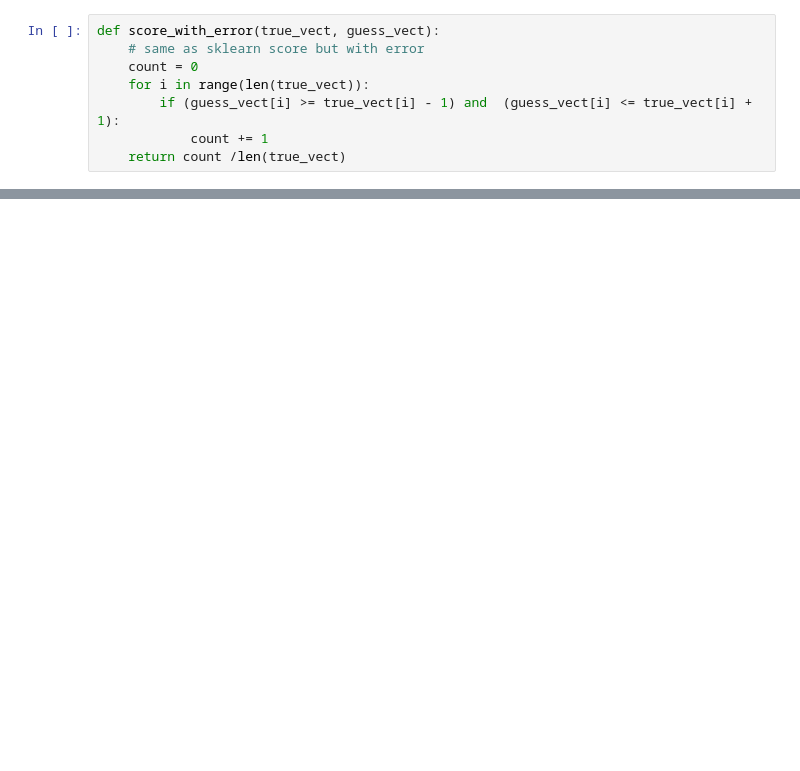
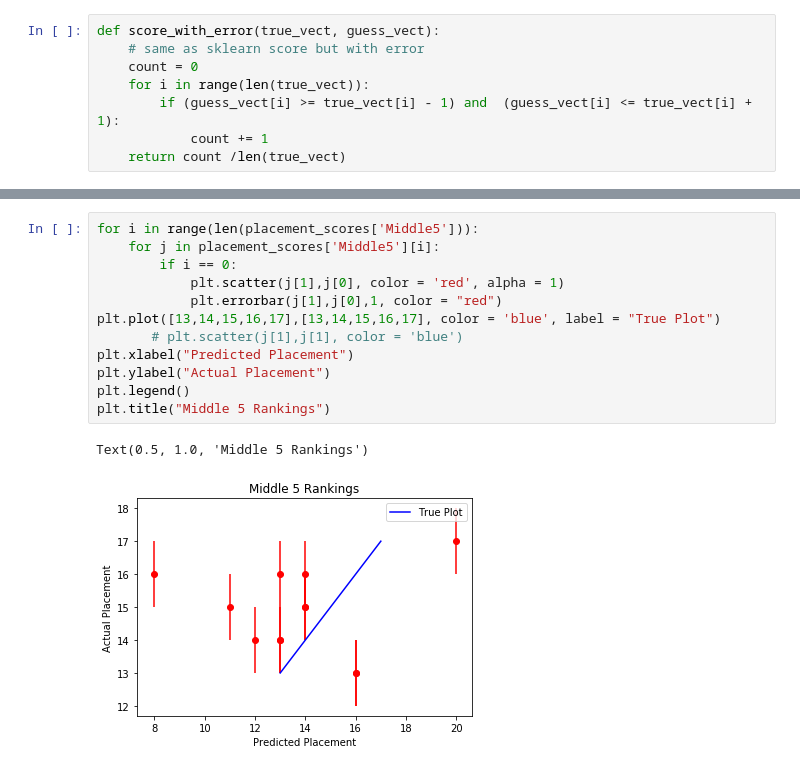
Before and after one commit to daviso42/CMSE202_Final_Project, a Jupyter notebook: TeamClass.ipynb, the cells around one changed output, grey strips where cells are left out. Saved outputs shown, nothing was run; the diff lists cells and outputs as text; blank space fills up the shorter version.

```diff
--- a/TeamClass.ipynb
+++ b/TeamClass.ipynb
@@ -186,0 +193,15 @@ plt.scatter([1,2,3,4,5],[1,2,3,4,5], color = 'blue')
+# %%
+for i in range(len(placement_scores['Middle5'])):
+    for j in placement_scores['Middle5'][i]:
+        if i == 0:
+            plt.scatter(j[1],j[0], color = 'red', alpha = 1)
+            plt.errorbar(j[1],j[0],1, color = "red")
+plt.plot([13,14,15,16,17],[13,14,15,16,17], color = 'blue', label = "True Plot")
+       # plt.scatter(j[1],j[1], color = 'blue')
+plt.xlabel("Predicted Placement")
+plt.ylabel("Actual Placement")
+plt.legend()
+plt.title("Middle 5 Rankings")
+# %% [output]
+Text(0.5, 1.0, 'Middle 5 Rankings')
+[figure, added]
```
Also changed, not shown: parts of 8 cells of this notebook, 1 other file.
